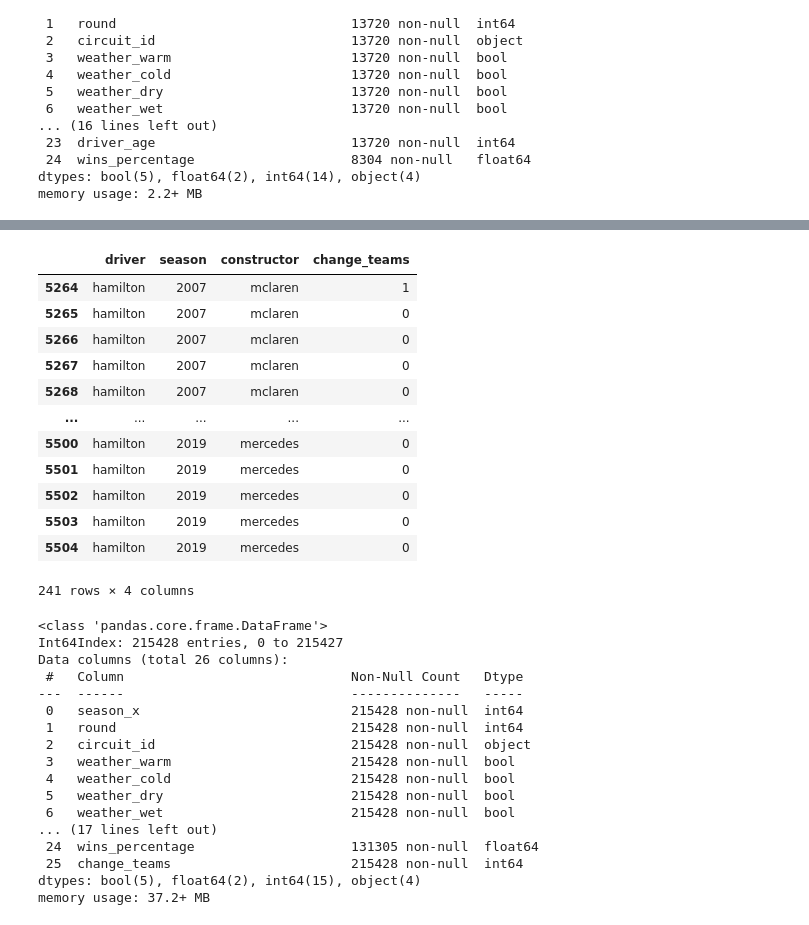
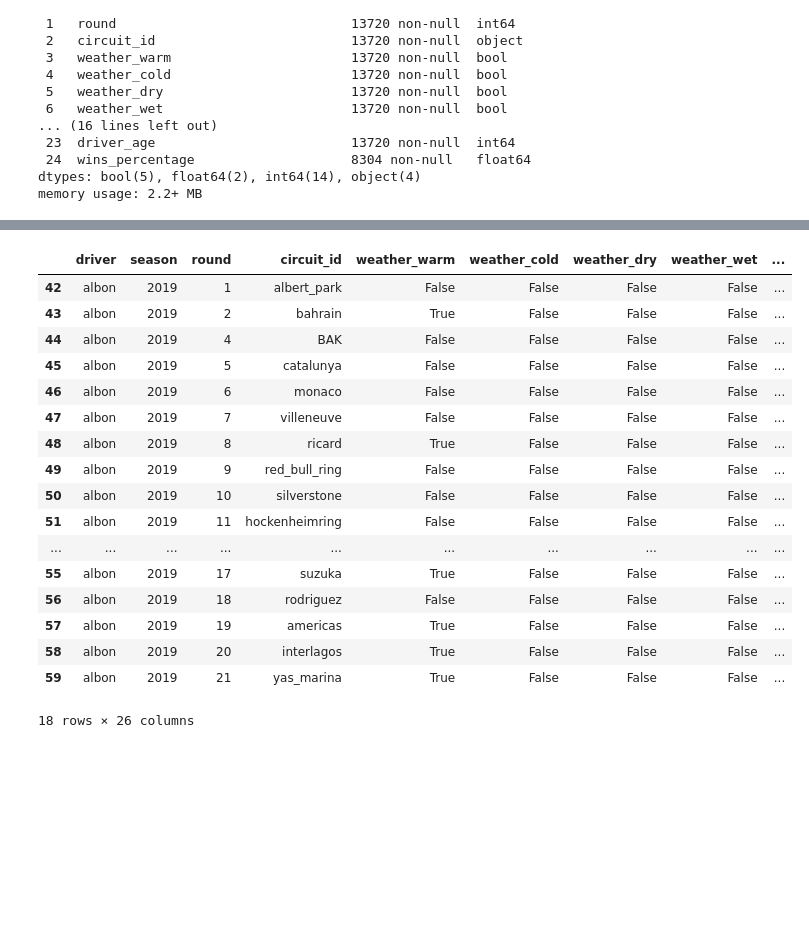
Before and after one commit to varrett/F1-Grand-Prix-Predictor, a Jupyter notebook: Data Manipulation/Modeling/Feature Engineering.ipynb, the cells around one changed output, grey strips where cells are left out. Saved outputs shown, nothing was run; the diff lists cells and outputs as text; code cells hidden in the pictures; blank space fills up the shorter version.

```diff
--- a/Data Manipulation/Modeling/Feature Engineering.ipynb
+++ b/Data Manipulation/Modeling/Feature Engineering.ipynb
@@ -29,7 +29,7 @@ memory usage: 2.2+ MB
 
 # Step one, pulverize the problem into various subsets of things. Let's only get the Drivers, their Season, and with which Constructor they drove.
 
-drivers = dataset[['driver', 'season', 'constructor']].groupby('driver').apply(lambda a: a.drop('driver', axis=1)[:])
+drivers = dataset.groupby('driver').apply(lambda a: a.drop('driver', axis=1)[:])
 df = drivers.reset_index().drop(['level_1'], axis=1)
 
 # Let's check Hamilton's career. Please note the fact that having duplicates does not mean we are going through a bad path, on the contrary, we need the duplicates to codify every row to a 0 or 1 value later.
@@ -56,18 +56,23 @@ df['change_teams'] = np.where((df['driver'] == df['driver'].shift()) & (df['cons
 # %%
 # Let's check Lewis career again. Sweet, we codified the thing already!
 
-df[df['driver'] == 'hamilton']
+df[df['driver'] == 'albon']
 # %% [output]
-|  | driver | season | constructor | change_teams |
-| 5264 | hamilton | 2007 | mclaren | 1 |
-| 5265 | hamilton | 2007 | mclaren | 0 |
-| 5266 | hamilton | 2007 | mclaren | 0 |
-| 5267 | hamilton | 2007 | mclaren | 0 |
-| 5268 | hamilton | 2007 | mclaren | 0 |
-| ... | ... | ... | ... | ... |
-| 5500 | hamilton | 2019 | mercedes | 0 |
-| 5501 | hamilton | 2019 | mercedes | 0 |
-| 5502 | hamilton | 2019 | mercedes | 0 |
-| 5503 | hamilton | 2019 | mercedes | 0 |
-| 5504 | hamilton | 2019 | mercedes | 0 |
+|  | driver | season | round | circuit_id | weather_warm | weather_cold | weather_dry | weather_wet | ... |
+| 42 | albon | 2019 | 1 | albert_park | False | False | False | False | ... |
+| 43 | albon | 2019 | 2 | bahrain | True | False | False | False | ... |
+| 44 | albon | 2019 | 4 | BAK | False | False | False | False | ... |
+| 45 | albon | 2019 | 5 | catalunya | False | False | False | False | ... |
+| 46 | albon | 2019 | 6 | monaco | False | False | False | False | ... |
+| 47 | albon | 2019 | 7 | villeneuve | False | False | False | False | ... |
+| 48 | albon | 2019 | 8 | ricard | True | False | False | False | ... |
+| 49 | albon | 2019 | 9 | red_bull_ring | False | False | False | False | ... |
+| 50 | albon | 2019 | 10 | silverstone | False | False | False | False | ... |
+| 51 | albon | 2019 | 11 | hockenheimring | False | False | False | False | ... |
+| ... | ... | ... | ... | ... | ... | ... | ... | ... | ... |
+| 55 | albon | 2019 | 17 | suzuka | True | False | False | False | ... |
+| 56 | albon | 2019 | 18 | rodriguez | False | False | False | False | ... |
+| 57 | albon | 2019 | 19 | americas | True | False | False | False | ... |
+| 58 | albon | 2019 | 20 | interlagos | True | False | False | False | ... |
+| 59 | albon | 2019 | 21 | yas_marina | True | False | False | False | ... |
-241 rows × 4 columns
+18 rows × 26 columns
@@ -86,20 +78,0 @@ dataset = dataset.merge(df, left_on='driver_season_id', right_on='driver_season_
-# %%
-dataset.info()
-# %% [output]
-<class 'pandas.core.frame.DataFrame'>
-Int64Index: 215428 entries, 0 to 215427
-Data columns (total 26 columns):
- #   Column                             Non-Null Count   Dtype
----  ------                             --------------   -----
- 0   season_x                           215428 non-null  int64
- 1   round                              215428 non-null  int64
- 2   circuit_id                         215428 non-null  object
- 3   weather_warm                       215428 non-null  bool
- 4   weather_cold                       215428 non-null  bool
- 5   weather_dry                        215428 non-null  bool
- 6   weather_wet                        215428 non-null  bool
-... (17 lines left out)
- 24  wins_percentage                    131305 non-null  float64
- 25  change_teams                       215428 non-null  int64
-dtypes: bool(5), float64(2), int64(15), object(4)
-memory usage: 37.2+ MB
```
Also changed, not shown: parts of 18 cells of this notebook, 2 other files.
